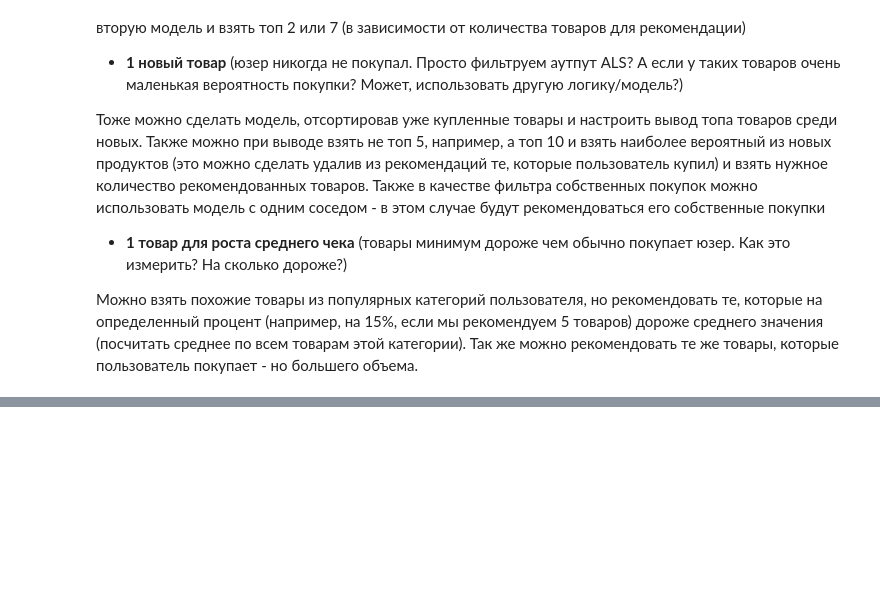
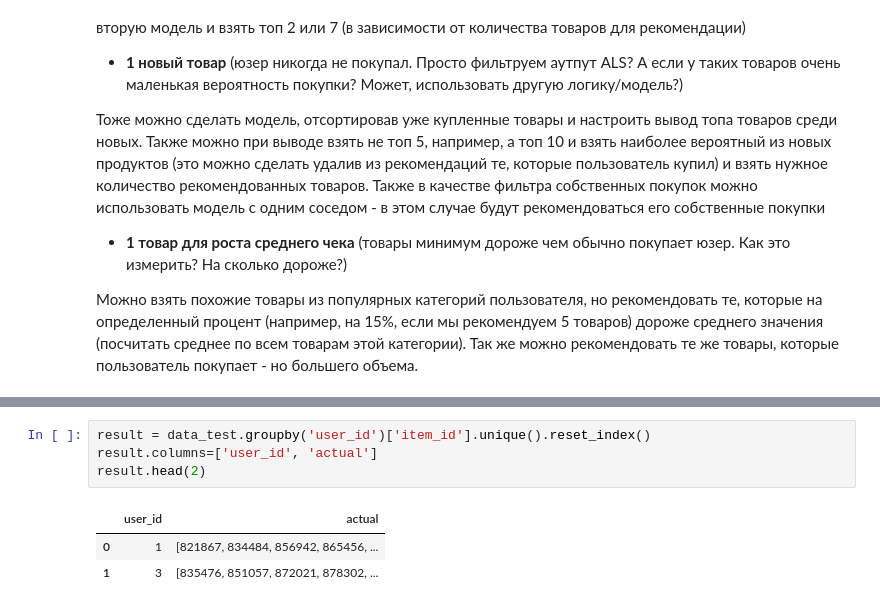
Before and after one commit to kate-ds/Recommender_systems, a Jupyter notebook: hw_3.ipynb, the cells around one changed output, grey strips where cells are left out. Cells and saved outputs as stored; diff of their text form; blank space fills up the shorter version.

```diff
--- a/hw_3.ipynb
+++ b/hw_3.ipynb
@@ -23,0 +119,8 @@
+# %%
+result = data_test.groupby('user_id')['item_id'].unique().reset_index()
+result.columns=['user_id', 'actual']
+result.head(2)
+# %% [output]
+|  | user_id | actual |
+| 0 | 1 | [821867, 834484, 856942, 865456, ... |
+| 1 | 3 | [835476, 851057, 872021, 878302, ... |
```
Also changed, not shown: parts of 15 cells of this notebook.
